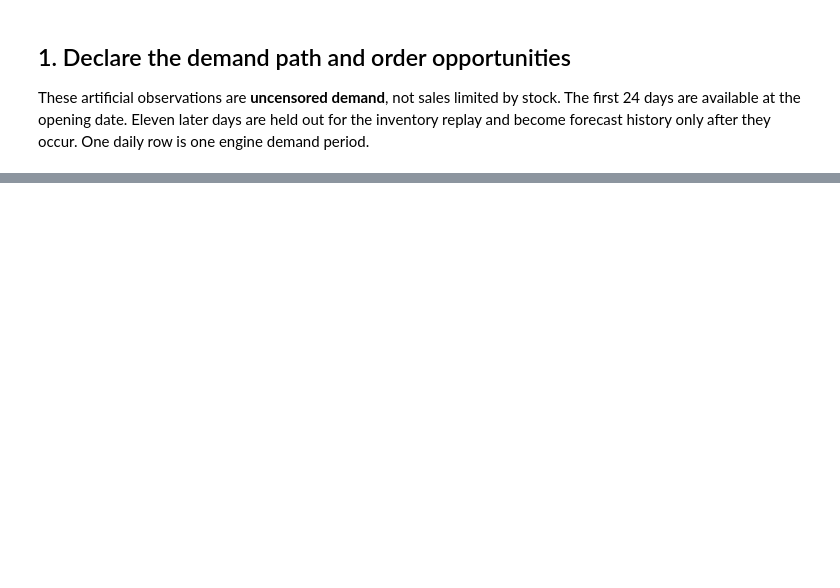
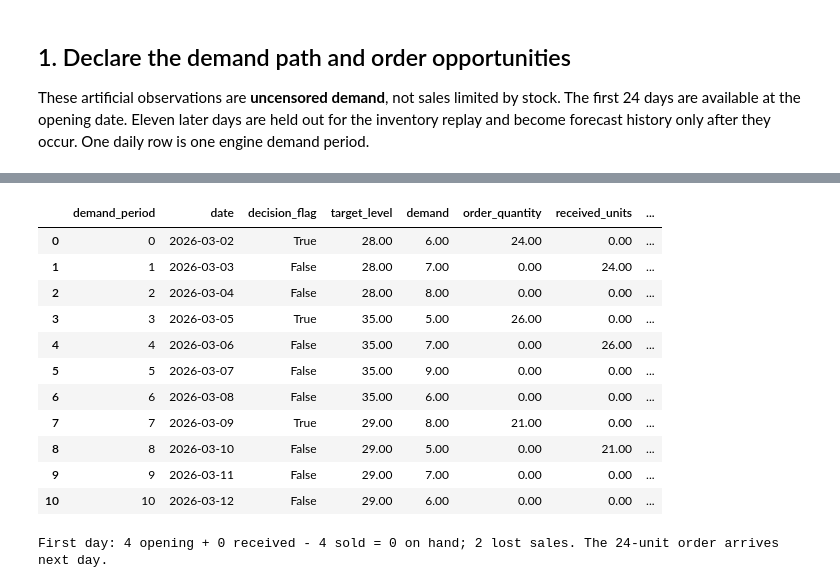
Before and after one commit to FilTheo/stockcast, a Jupyter notebook: examples/notebooks/04f_scheduled_forecast_simulation.ipynb, the cells around one changed output, grey strips where cells are left out. Saved outputs shown, nothing was run; the diff lists cells and outputs as text; code cells hidden in the pictures; blank space fills up the shorter version.

```diff
--- a/examples/notebooks/04f_scheduled_forecast_simulation.ipynb
+++ b/examples/notebooks/04f_scheduled_forecast_simulation.ipynb
@@ -326,0 +350,26 @@ The schedule and the forecast answer different questions: *when can we act?* and
+# %%
+from stockcast.core import InventoryStateDataFrame, SimulationEngine
+
+empty_state = InventoryStateDataFrame(
+    [sku],
+    max_lead_time=lead_time,
+    allow_backorders=False,
+)
+opening = empty_state.initialize_from_observed(
+    pd.DataFrame({"unique_id": [sku], "on_hand": [4.0]}),
+    on_hand_column="on_hand",
+    opening_date=opening_date,
+)
+
+updates = {t: policies[t] for t in decision_periods[1:]}
+result = SimulationEngine().run(
+    policy=policies[0],
+    policy_schedule=updates,
+    demand_source=holdout,
+    inventory=opening,
+)
+
+# The run record repeats the declared schedule and the target update periods.
+run_settings = result.run_manifest["run_settings"]
+assert run_settings["decision_schedule"]["periods"] == list(decision_periods)
+assert run_settings["policy_update_periods"] == list(decision_periods[1:])
@@ -326,0 +380,50 @@ The schedule and the forecast answer different questions: *when can we act?* and
+# %%
+events = result.to_event_frame(window="all")
+periods = events.loc[events["event_type"].eq("period")].copy()
+columns = [
+    "demand_period",
+    "date",
+    "decision_flag",
+    "target_level",
+    "demand",
+    "order_quantity",
+    "received_units",
+    "lost_sales_units",
+    "ending_on_hand",
+]
+periods[columns].reset_index(drop=True)
+# %% [output]
+|  | demand_period | date | decision_flag | target_level | demand | order_quantity | received_units | ... |
+| 0 | 0 | 2026-03-02 | True | 28.00 | 6.00 | 24.00 | 0.00 | ... |
+| 1 | 1 | 2026-03-03 | False | 28.00 | 7.00 | 0.00 | 24.00 | ... |
+| 2 | 2 | 2026-03-04 | False | 28.00 | 8.00 | 0.00 | 0.00 | ... |
+| 3 | 3 | 2026-03-05 | True | 35.00 | 5.00 | 26.00 | 0.00 | ... |
+| 4 | 4 | 2026-03-06 | False | 35.00 | 7.00 | 0.00 | 26.00 | ... |
+| 5 | 5 | 2026-03-07 | False | 35.00 | 9.00 | 0.00 | 0.00 | ... |
+| 6 | 6 | 2026-03-08 | False | 35.00 | 6.00 | 0.00 | 0.00 | ... |
+| 7 | 7 | 2026-03-09 | True | 29.00 | 8.00 | 21.00 | 0.00 | ... |
+| 8 | 8 | 2026-03-10 | False | 29.00 | 5.00 | 0.00 | 21.00 | ... |
+| 9 | 9 | 2026-03-11 | False | 29.00 | 7.00 | 0.00 | 0.00 | ... |
+| 10 | 10 | 2026-03-12 | False | 29.00 | 6.00 | 0.00 | 0.00 | ... |
+# %%
+actual_decisions = periods.loc[periods["decision_flag"], "demand_period"].tolist()
+assert actual_decisions == list(decision_periods)
+
+# Every order is received one day (the lead time) after it is placed.
+by_period = periods.set_index("demand_period")
+for t in decision_periods:
+    assert np.isclose(
+        by_period.loc[t + lead_time, "received_units"],
+        by_period.loc[t, "order_quantity"],
+    )
+
+first = by_period.loc[0]
+assert first["received_units"] == 0 and first["lost_sales_units"] == 2
+print(
+    f"First day: {first['starting_on_hand']:.0f} opening + "
+    f"{first['received_units']:.0f} received - {first['fulfilled_units']:.0f} sold = "
+    f"{first['ending_on_hand']:.0f} on hand; {first['lost_sales_units']:.0f} lost "
+    f"sales. The {first['order_quantity']:.0f}-unit order arrives next day."
+)
+# %% [output]
+First day: 4 opening + 0 received - 4 sold = 0 on hand; 2 lost sales. The 24-unit order arrives next day.
```
Also changed, not shown: parts of 42 cells of this notebook.
